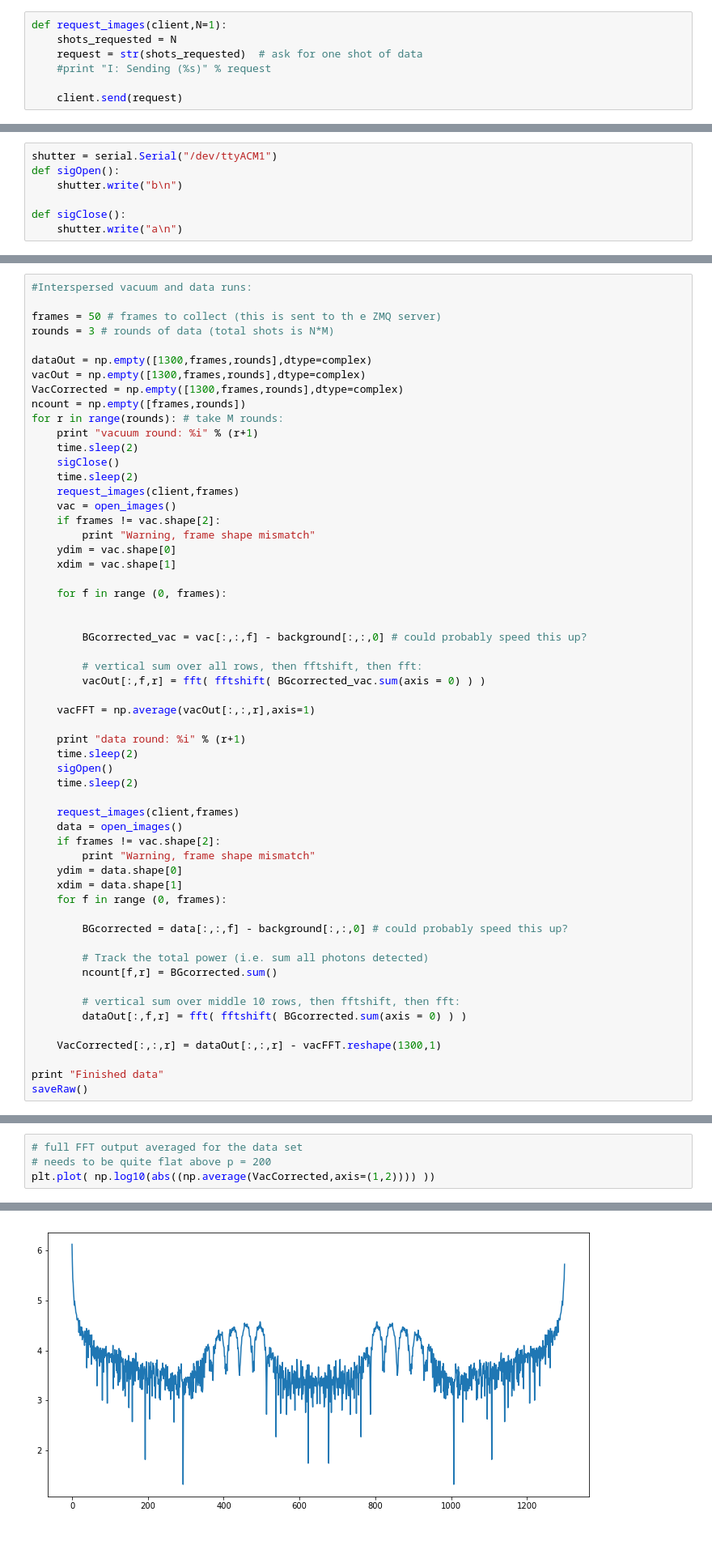
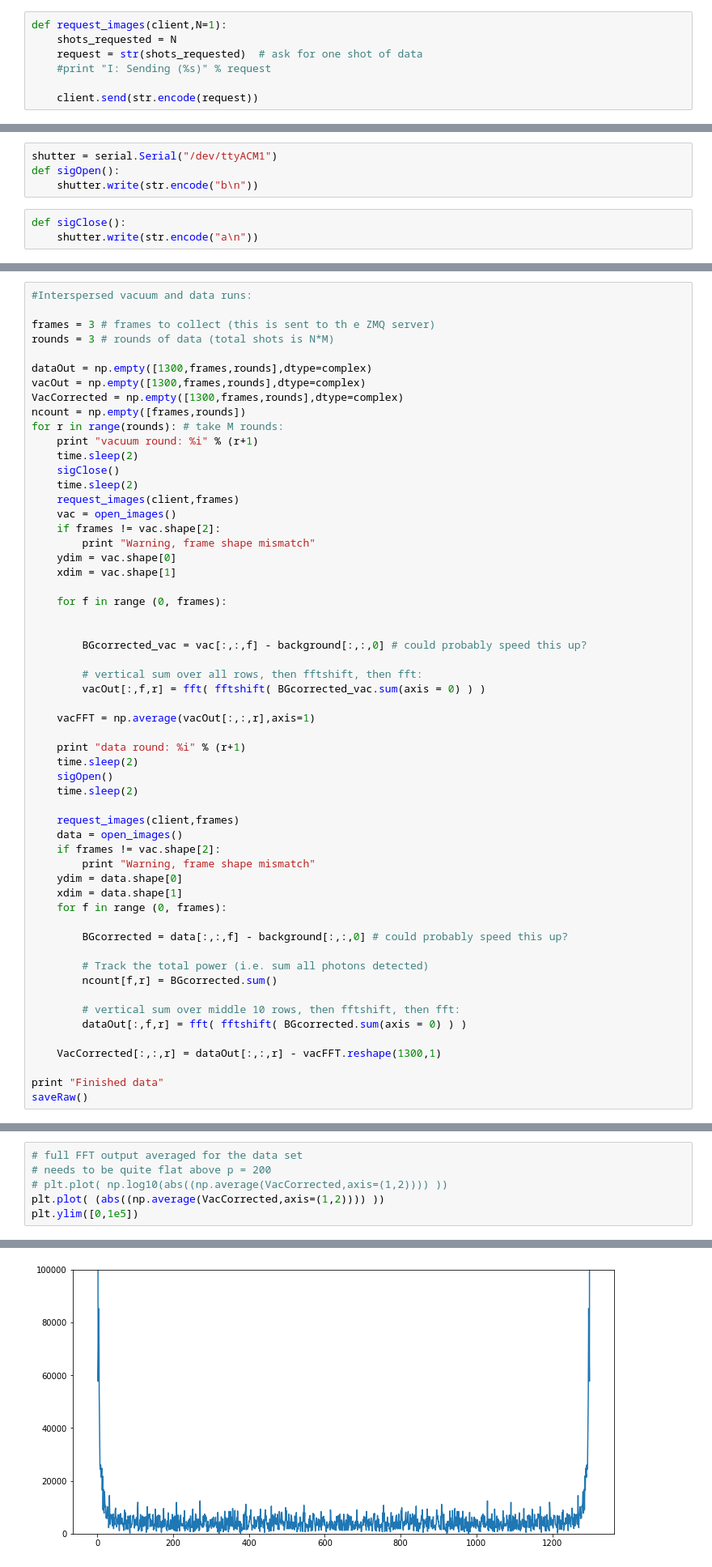
Before and after one commit to DawesLab/CCDimage, a Jupyter notebook: CCDimage.ipynb, the cells around one changed output, grey strips where cells are left out. Shown at 81% size. Saved outputs shown, nothing was run; the diff lists cells and outputs as text; blank space fills up the shorter version.

```diff
--- a/CCDimage.ipynb
+++ b/CCDimage.ipynb
@@ -56,7 +56,7 @@ def request_images(client,N=1):
     request = str(shots_requested)  # ask for one shot of data
     #print "I: Sending (%s)" % request
 
-    client.send(request)
+    client.send(str.encode(request))
 # %%
 def open_images():
     socks = dict(poll.poll(REQUEST_TIMEOUT))
@@ -114,10 +114,10 @@ def saveRaw(root_path = "/home/photon/data/"):
 # %%
 shutter = serial.Serial("/dev/ttyACM1")
 def sigOpen():
-    shutter.write("b\n")
-
-def sigClose():
-    shutter.write("a\n")
+    shutter.write(str.encode("b\n"))
+# %%
+def sigClose():
+    shutter.write(str.encode("a\n"))
 # %%
 sigClose()
 # %%
@@ -179,7 +198,7 @@ Starts with a vacuum collection, then does a full data set.
 # %%
 #Interspersed vacuum and data runs:
 
-frames = 50 # frames to collect (this is sent to th e ZMQ server)
+frames = 3 # frames to collect (this is sent to th e ZMQ server)
 rounds = 3 # rounds of data (total shots is N*M)
 
 dataOut = np.empty([1300,frames,rounds],dtype=complex)
@@ -261,5 +280,7 @@ plt.imshow(np.log10(abs( VacCorrected.reshape(1300,rounds*frames) )))
 # %%
 # full FFT output averaged for the data set
 # needs to be quite flat above p = 200
-plt.plot( np.log10(abs((np.average(VacCorrected,axis=(1,2)))) ))
+# plt.plot( np.log10(abs((np.average(VacCorrected,axis=(1,2)))) ))
+plt.plot( (abs((np.average(VacCorrected,axis=(1,2)))) ))
+plt.ylim([0,1e5])
 # %% [output]
@@ -267,3 +288,3 @@ plt.plot( np.log10(abs((np.average(VacCorrected,axis=(1,2)))) ))
-[figure, old version]
+[figure, new version]
 # %%
 # look near the mode of interest (only useful for the strong-signal data)
```
Also changed, not shown: parts of 20 cells of this notebook.
